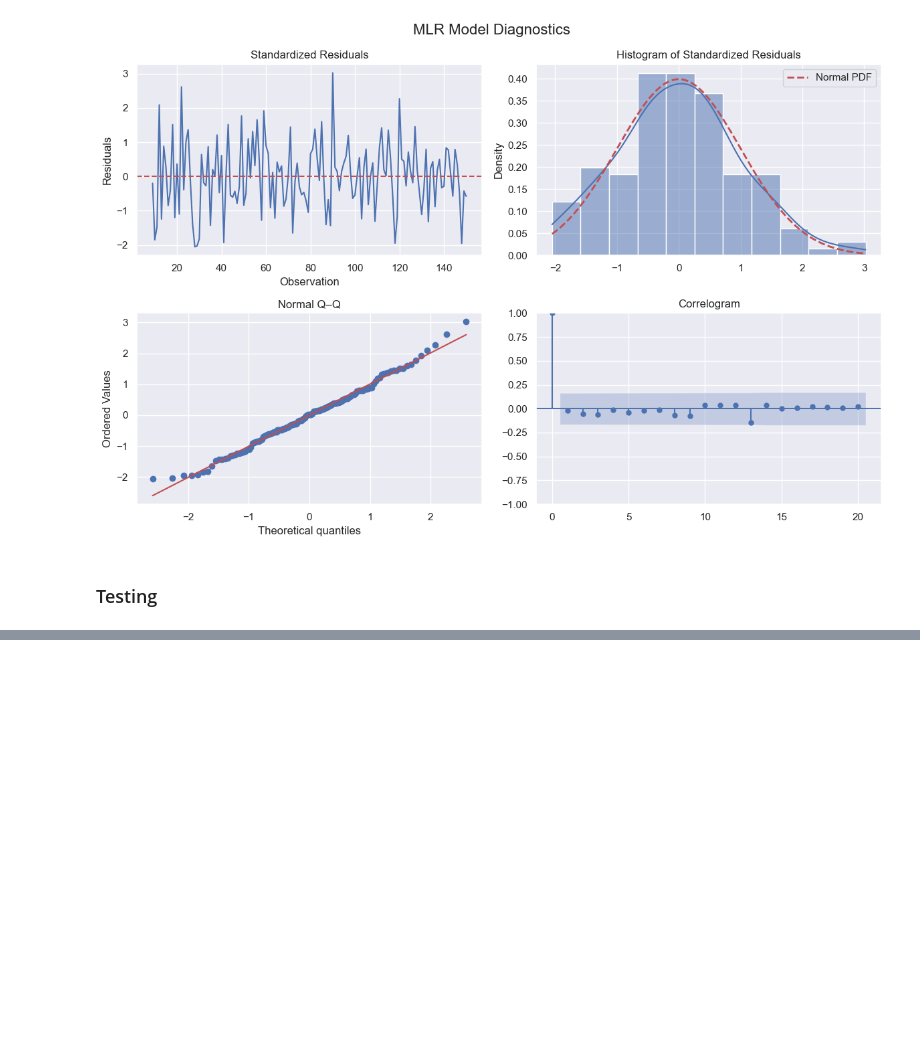
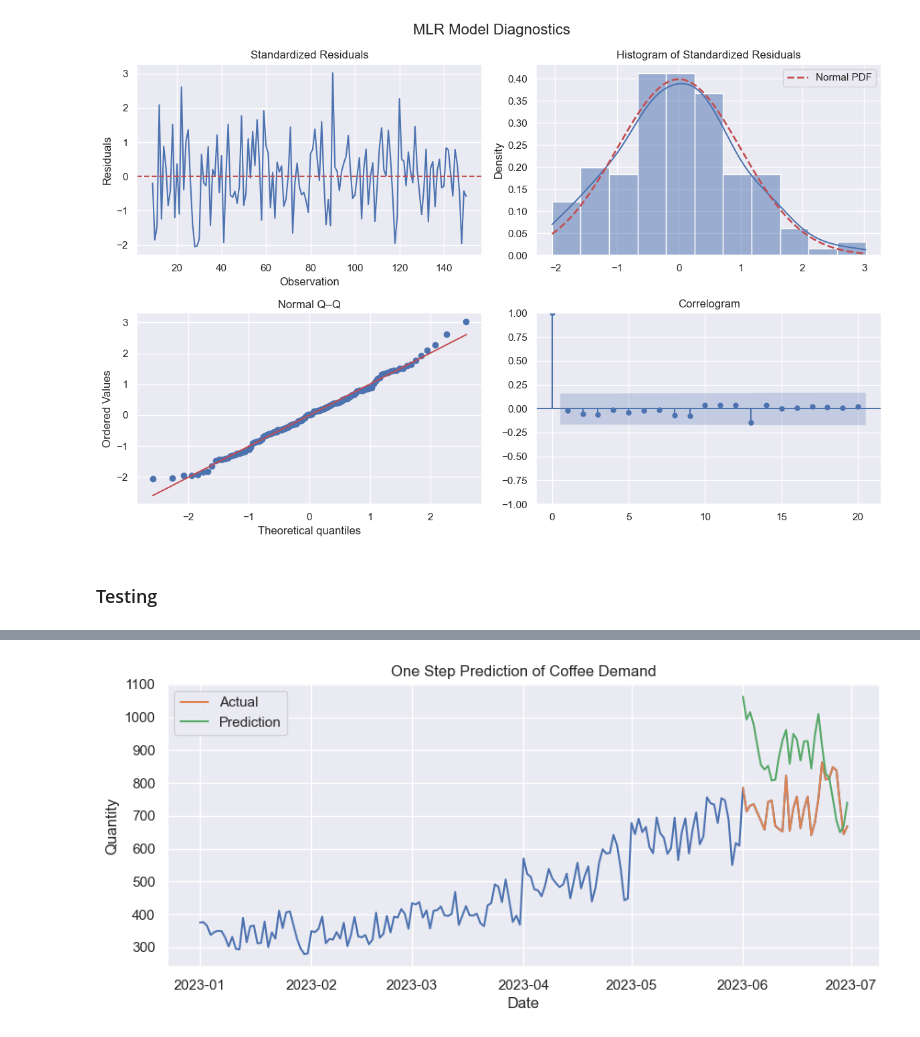
Before and after one commit to Murphysics1/masters_capstone, a Jupyter notebook: Coffee_MLR_Model.ipynb, the cells around one changed output, grey strips where cells are left out. Drawn from its saved outputs; the diff is of its cells as text; code cells hidden in the pictures; blank space fills up the shorter version.

```diff
--- a/Coffee_MLR_Model.ipynb
+++ b/Coffee_MLR_Model.ipynb
@@ -200,0 +277,14 @@ plt.show()
+# %%
+df_test_rollup = df_test[['Date', 'Quantity','Difference','pred']].copy()
+
+df_test_rollup['pred_undifferenced'] = df_test_rollup['pred'].cumsum() + df_test_rollup['Difference'][151]
+df_test_rollup['Undifferenced Unscaled'] = scaler_bc.inverse_transform(df_test_rollup[['pred_undifferenced']])
+df_test_rollup['Predicted Quantity'] = inv_boxcox(df_test_rollup['Undifferenced Unscaled'], lam)
+df_test_rollup = df_test_rollup[['Date','Quantity','Predicted Quantity']]
+
+residuals = df_test_rollup['Quantity'] - df_test_rollup['Predicted Quantity']
+bias = residuals.mean()
+
+df_test_rollup['Bias Adjust'] = df_test_rollup['Predicted Quantity'] + bias
+
+df_test_rollup
@@ -200,0 +309,10 @@ plt.show()
+# %%
+plt.figure(figsize=(10,4))
+
+ax = sns.lineplot(data=df_coffee, x='Date', y='Quantity')
+ax= sns.lineplot(data=df_test_rollup, x='Date', y='Quantity',label ="Actual")
+ax = sns.lineplot(data=df_test_rollup, x='Date', y='Predicted Quantity', label = 'Prediction')
+ax.set(title = "One Step Prediction of Coffee Demand")
+plt.show()
+# %% [output]
+[figure, added]
```
Also changed, not shown: parts of 18 cells of this notebook.
